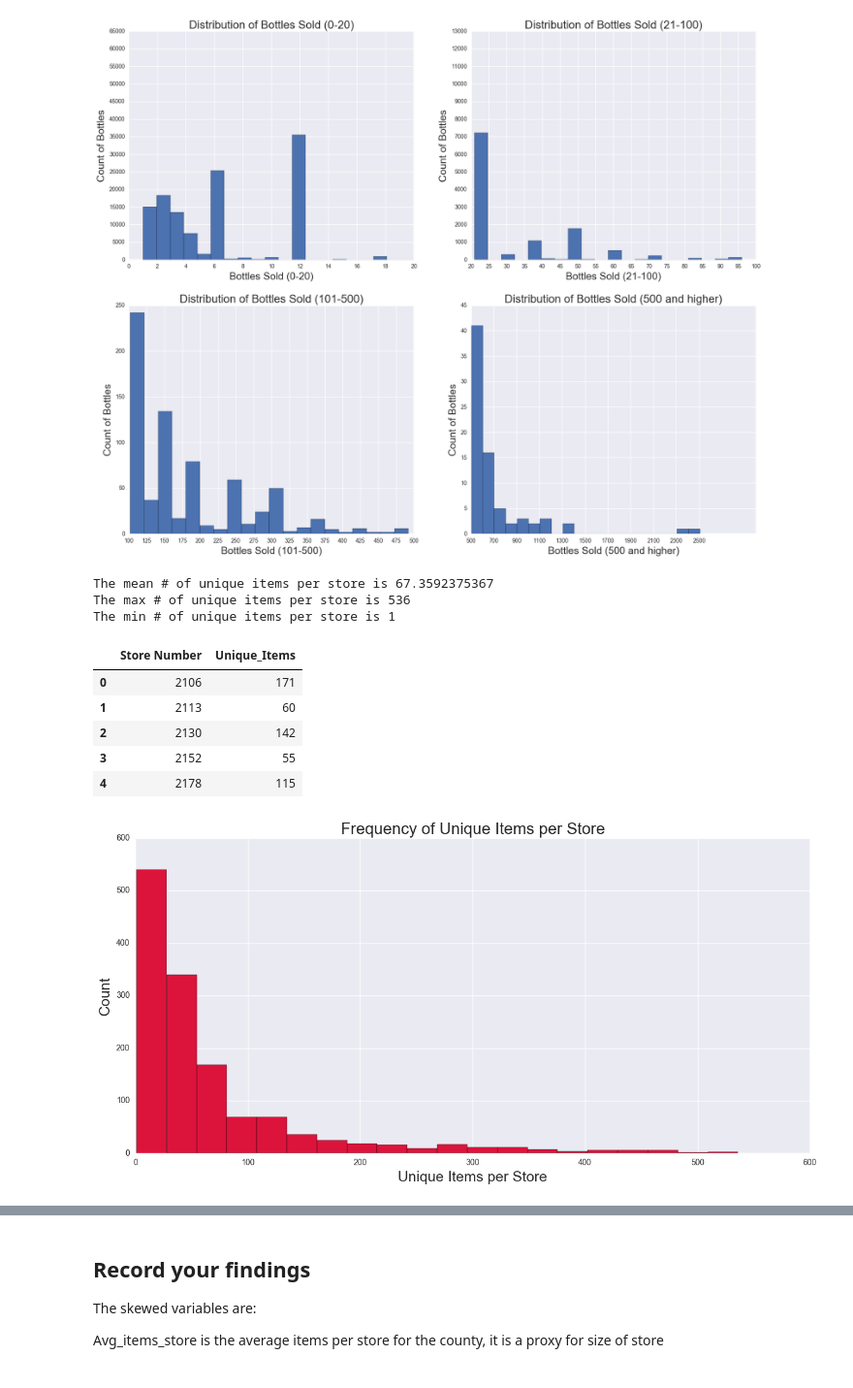
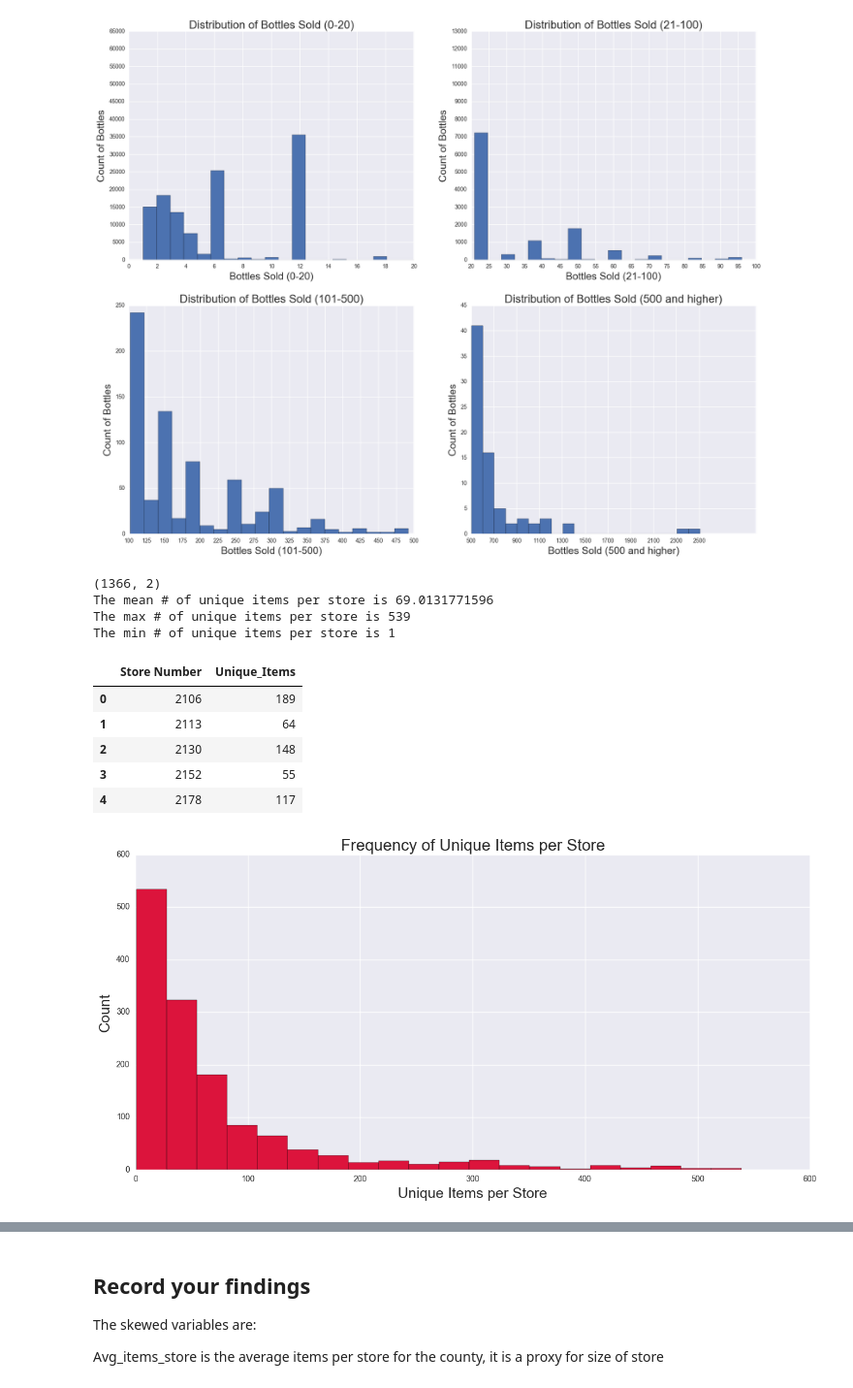
Before and after one commit to tvoreyer/project_3, a Jupyter notebook: starter-code/Project 3 Starter Code.ipynb, the cells around one changed output, grey strips where cells are left out. Shown: that part at 97% size. Cells and saved outputs as stored; diff of their text form; code cells hidden in the pictures.

```diff
--- a/starter-code/Project 3 Starter Code.ipynb
+++ b/starter-code/Project 3 Starter Code.ipynb
@@ -76,6 +89,7 @@ del df['Category']
 df['State Bottle Cost'] = df['State Bottle Cost'].apply(lambda x: str(x).replace('$','')).astype(float)
 df['State Bottle Retail'] = df['State Bottle Retail'].apply(lambda x: str(x).replace('$','')).astype(float)
 df['Sale (Dollars)'] = df['Sale (Dollars)'].apply(lambda x: str(x).replace('$','')).astype(float)
+df['City'] = df['City'].apply(lambda x: x.upper())
 # %%
 #only using the 2015 year data
 df = df[df['Date'].dt.year == 2015]
@@ -200,25 +215,28 @@ cat_bin_df = pd.DataFrame(cat_bins)
 cat_bin_df = cat_bin_df.rename(columns = {0:'Category_Bins'})
 # %%
 #creating unique items per store - possible proxy for sq footage given more items per store means a bigger store
-unique_items_per_store = train[train['Bottles Sold'] < 26].groupby('Store Number')['Item Number'].nunique().to_frame('Unique_Items')
+#assumption is that that if an item did not sell, the business would remove them from the shelves, each business would maximize revenues
+unique_items_per_store = train.groupby('Store Number')['Item Number'].nunique().to_frame('Unique_Items')
 unique_items_per_store.reset_index(inplace = True)
 unique_items_per_store.sort_values('Unique_Items',ascending = False)
+print unique_items_per_store.shape
 print "The mean # of unique items per store is", unique_items_per_store['Unique_Items'].mean()
 print "The max # of unique items per store is", unique_items_per_store['Unique_Items'].max()
 print "The min # of unique items per store is", unique_items_per_store['Unique_Items'].min()
 unique_items_per_store['Unique_Items'].hist(bins = 20, figsize = (15,7), color = 'crimson')
 plt.title('Frequency of Unique Items per Store',fontsize = 20)
 plt.xlabel('Unique Items per Store',fontsize = 18)
 plt.ylabel('Count',fontsize = 18)
 unique_items_per_store.head()
 # %% [output]
-The mean # of unique items per store is 67.3592375367
-The max # of unique items per store is 536
+(1366, 2)
+The mean # of unique items per store is 69.0131771596
+The max # of unique items per store is 539
 The min # of unique items per store is 1
 |  | Store Number | Unique_Items |
-| 0 | 2106 | 171 |
-| 1 | 2113 | 60 |
-| 2 | 2130 | 142 |
+| 0 | 2106 | 189 |
+| 1 | 2113 | 64 |
+| 2 | 2130 | 148 |
 | 3 | 2152 | 55 |
-| 4 | 2178 | 115 |
+| 4 | 2178 | 117 |
-[figure, old version]
+[figure, new version]
```
Also changed, not shown: parts of 25 cells of this notebook.
